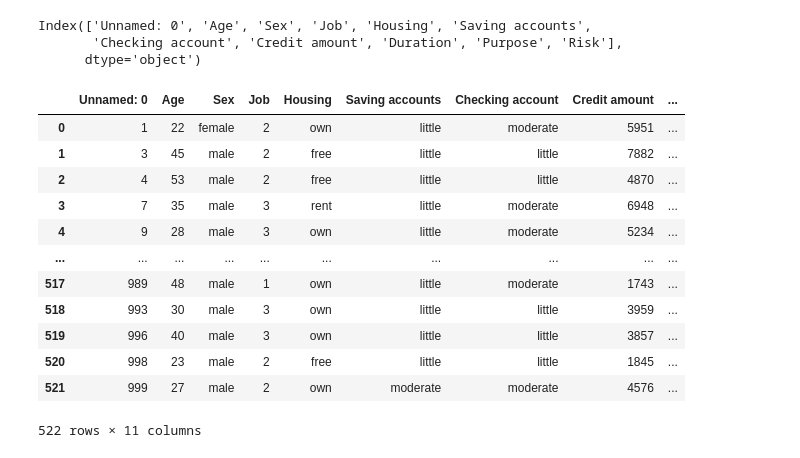
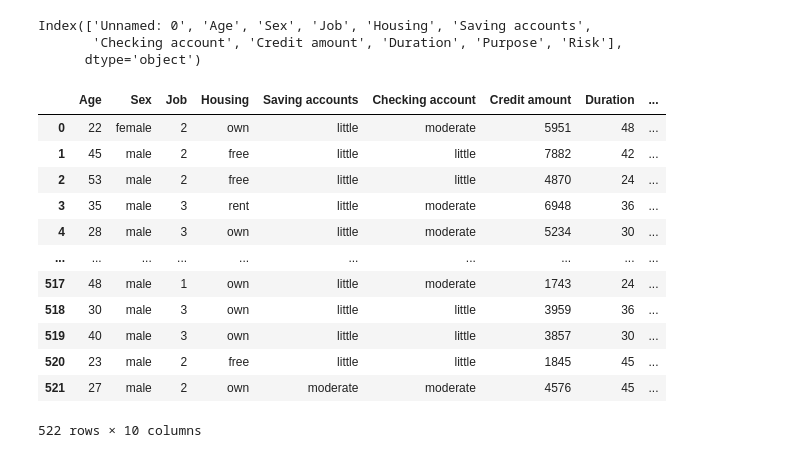
Before and after one commit to Vanshaj14Mohan/Credit-Card-Fraud-Detection-System, a Jupyter notebook: Files/main.ipynb, the cells around one changed output. Drawn from its saved outputs; the diff is of its cells as text; code cells hidden in the pictures.

```diff
--- a/Files/main.ipynb
+++ b/Files/main.ipynb
@@ -146,19 +146,19 @@ Index(['Unnamed: 0', 'Age', 'Sex', 'Job', 'Housing', 'Saving accounts',
       dtype='object')
 # %%
 # Creating Histograms
-df.drop(columns = 'Unnamed: 0')
+df.drop(columns = 'Unnamed: 0', inplace=True)
 df
 # %% [output]
-|  | Unnamed: 0 | Age | Sex | Job | Housing | Saving accounts | Checking account | Credit amount | ... |
-| 0 | 1 | 22 | female | 2 | own | little | moderate | 5951 | ... |
-| 1 | 3 | 45 | male | 2 | free | little | little | 7882 | ... |
-| 2 | 4 | 53 | male | 2 | free | little | little | 4870 | ... |
-| 3 | 7 | 35 | male | 3 | rent | little | moderate | 6948 | ... |
-| 4 | 9 | 28 | male | 3 | own | little | moderate | 5234 | ... |
+|  | Age | Sex | Job | Housing | Saving accounts | Checking account | Credit amount | Duration | ... |
+| 0 | 22 | female | 2 | own | little | moderate | 5951 | 48 | ... |
+| 1 | 45 | male | 2 | free | little | little | 7882 | 42 | ... |
+| 2 | 53 | male | 2 | free | little | little | 4870 | 24 | ... |
+| 3 | 35 | male | 3 | rent | little | moderate | 6948 | 36 | ... |
+| 4 | 28 | male | 3 | own | little | moderate | 5234 | 30 | ... |
 | ... | ... | ... | ... | ... | ... | ... | ... | ... | ... |
-| 517 | 989 | 48 | male | 1 | own | little | moderate | 1743 | ... |
-| 518 | 993 | 30 | male | 3 | own | little | little | 3959 | ... |
-| 519 | 996 | 40 | male | 3 | own | little | little | 3857 | ... |
-| 520 | 998 | 23 | male | 2 | free | little | little | 1845 | ... |
-| 521 | 999 | 27 | male | 2 | own | moderate | moderate | 4576 | ... |
+| 517 | 48 | male | 1 | own | little | moderate | 1743 | 24 | ... |
+| 518 | 30 | male | 3 | own | little | little | 3959 | 36 | ... |
+| 519 | 40 | male | 3 | own | little | little | 3857 | 30 | ... |
+| 520 | 23 | male | 2 | free | little | little | 1845 | 45 | ... |
+| 521 | 27 | male | 2 | own | moderate | moderate | 4576 | 45 | ... |
-522 rows × 11 columns
+522 rows × 10 columns
```
